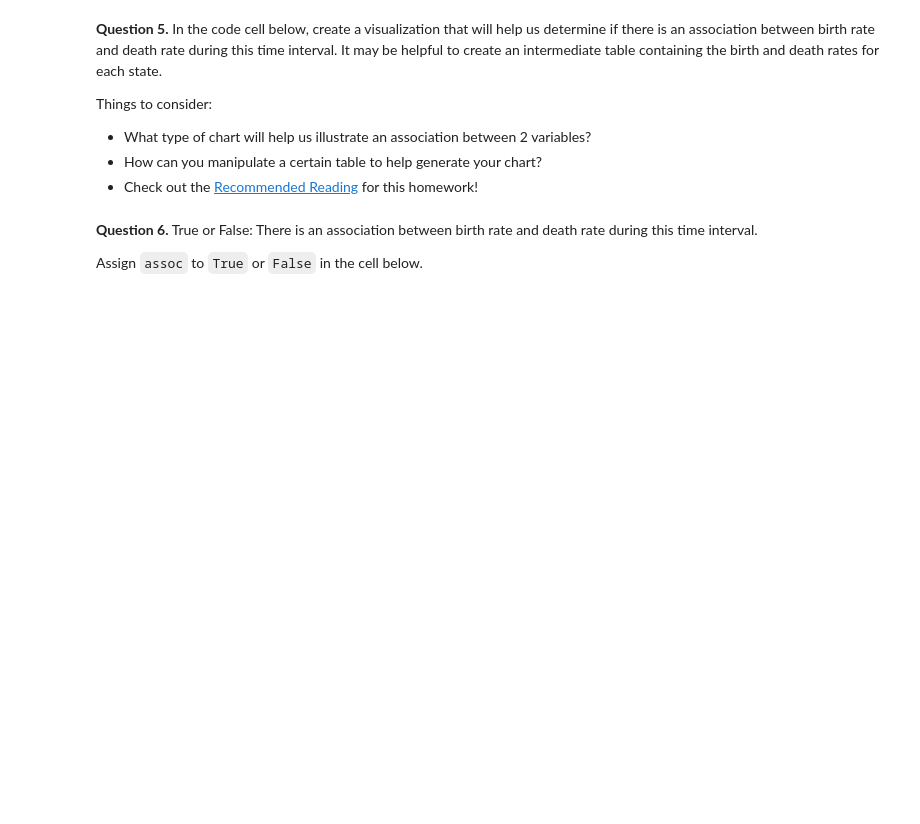
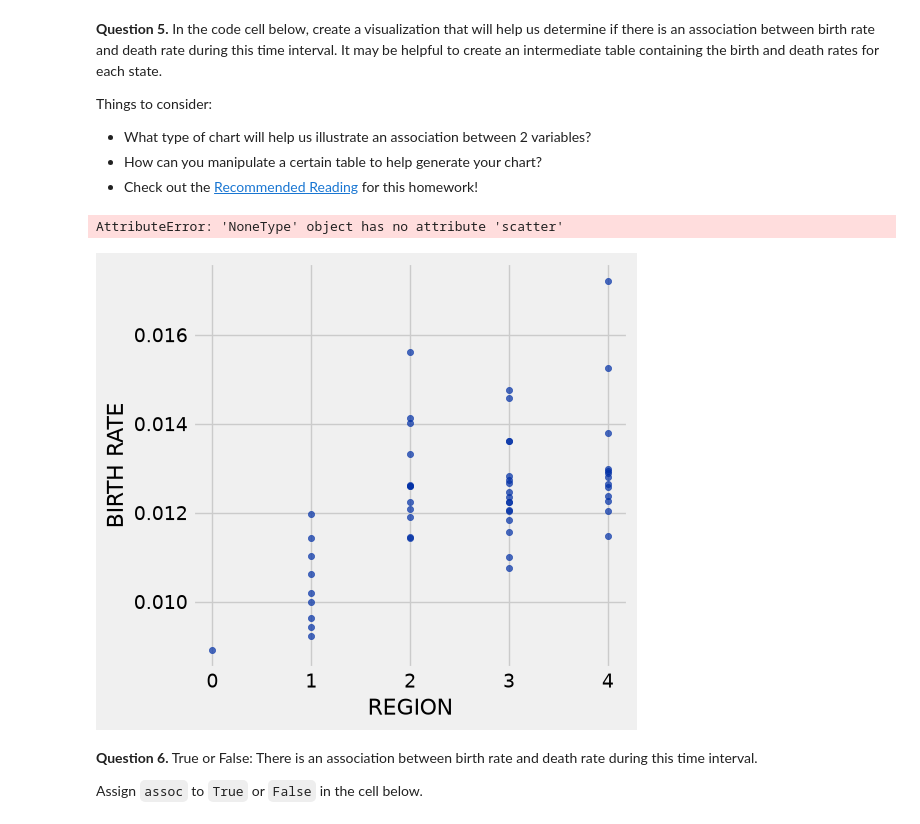
Before and after one commit to cblack-3/cblack-DA-Fall-Intro, a Jupyter notebook: Homework 3 - Visualizations/hw03.ipynb, the cells around one changed output. Saved outputs shown, nothing was run; the diff lists cells and outputs as text; code cells hidden in the pictures; blank space fills up the shorter version.

```diff
--- a/Homework 3 - Visualizations/hw03.ipynb
+++ b/Homework 3 - Visualizations/hw03.ipynb
@@ -310,8 +316,12 @@ Things to consider:
 # %%
 # In this cell, use birth_rates and death_rates to generate your visualization
 birth_rates_2015 = pop.column('BIRTHS') / pop.column('2015')
 death_rates_2015 = pop.column('DEATHS') / pop.column('2015')
-...
+vis_table = pop.with_columns('BIRTH RATE', birth_rates_2015, 'DEATH RATE', death_rates_2015)
+vis_table.scatter('REGION', 'BIRTH RATE').scatter('REGION', 'DEATH RATE')
+# %% [output]
+AttributeError: 'NoneType' object has no attribute 'scatter'
+[figure, added]
 # %% [markdown]
 <!-- END QUESTION -->
 
```
Also changed, not shown: parts of 5 cells of this notebook, 1 other file.
